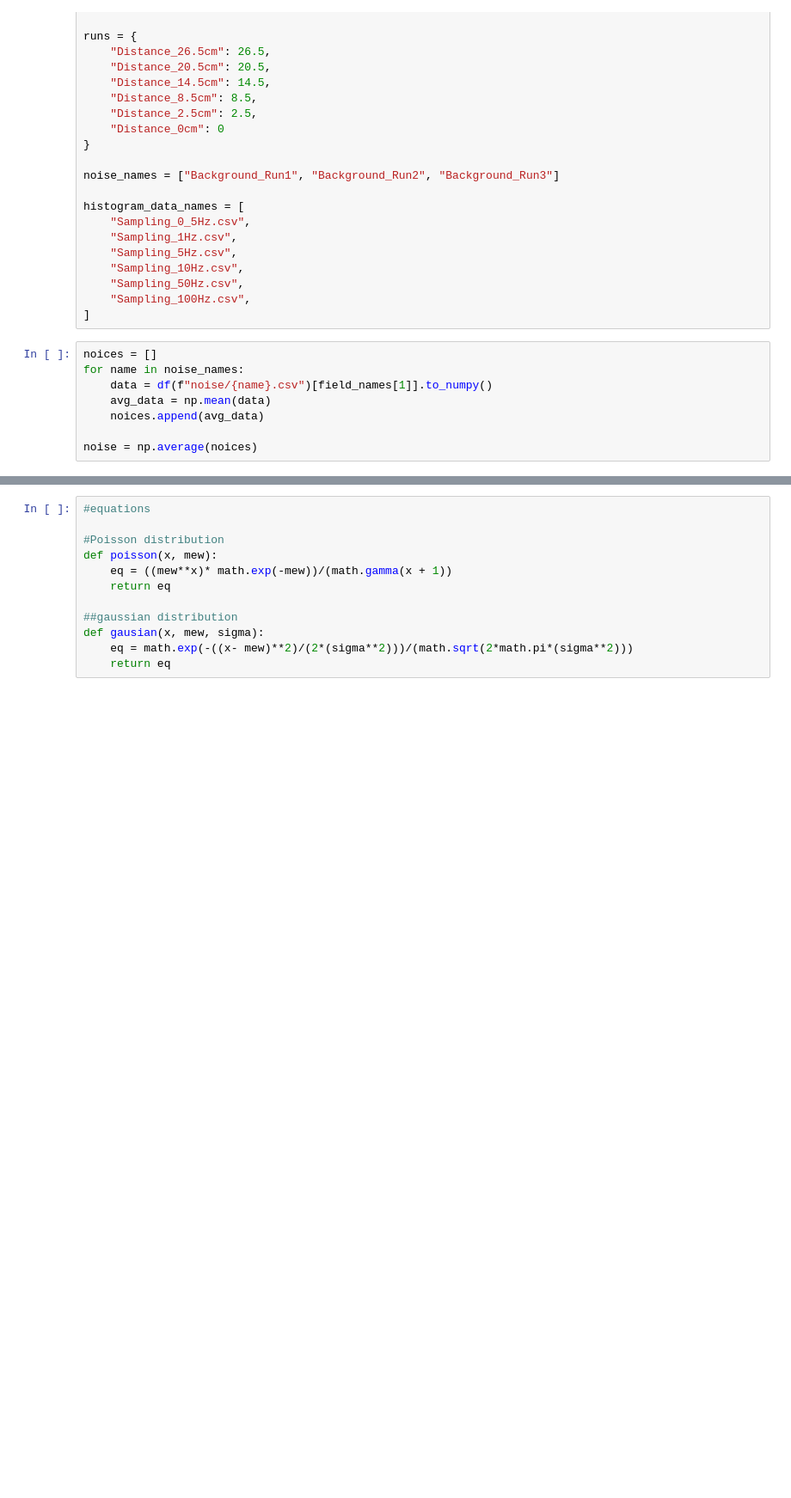
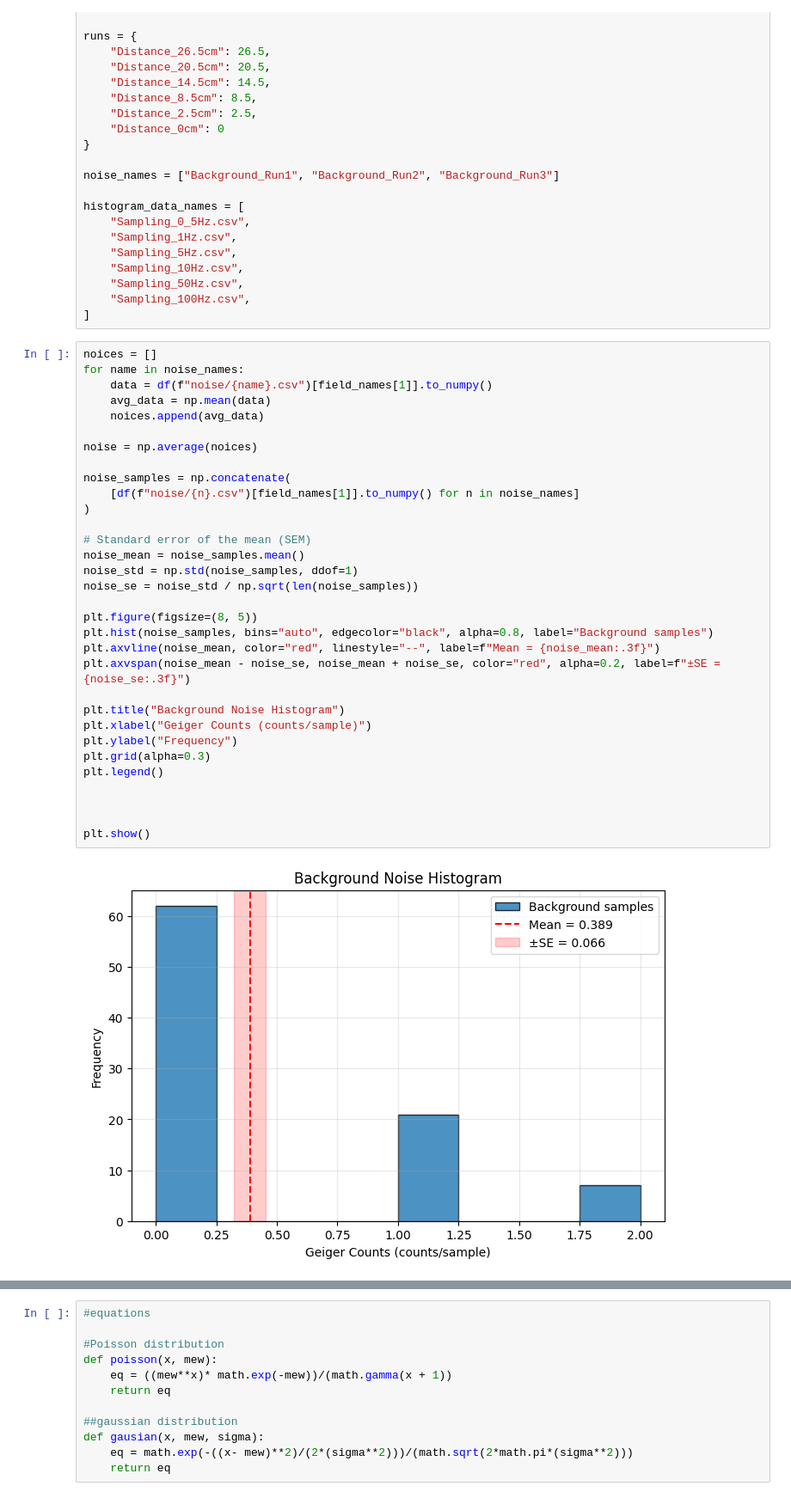
Before and after one commit to roznik20/geiger-lab, a Jupyter notebook: main.ipynb, the cells around one changed output, grey strips where cells are left out. Shown at 86% size. Cells and saved outputs as stored; diff of their text form; blank space fills up the shorter version.

```diff
--- a/main.ipynb
+++ b/main.ipynb
@@ -37,8 +37,34 @@ histogram_data_names = [
 # %%
 noices = []
 for name in noise_names:
     data = df(f"noise/{name}.csv")[field_names[1]].to_numpy()
     avg_data = np.mean(data)
     noices.append(avg_data)
 
 noise = np.average(noices)
+
+noise_samples = np.concatenate(
+    [df(f"noise/{n}.csv")[field_names[1]].to_numpy() for n in noise_names]
+)
+
+# Standard error of the mean (SEM)
+noise_mean = noise_samples.mean()
+noise_std = np.std(noise_samples, ddof=1)
+noise_se = noise_std / np.sqrt(len(noise_samples))
+
+plt.figure(figsize=(8, 5))
+plt.hist(noise_samples, bins="auto", edgecolor="black", alpha=0.8, label="Background samples")
+plt.axvline(noise_mean, color="red", linestyle="--", label=f"Mean = {noise_mean:.3f}")
+plt.axvspan(noise_mean - noise_se, noise_mean + noise_se, color="red", alpha=0.2, label=f"±SE = {noise_se:.3f}")
+
+plt.title("Background Noise Histogram")
+plt.xlabel("Geiger Counts (counts/sample)")
+plt.ylabel("Frequency")
+plt.grid(alpha=0.3)
+plt.legend()
+
+
+
+plt.show()
+# %% [output]
+[figure, added]
```
Also changed, not shown: parts of 8 cells of this notebook, 18 other files.
